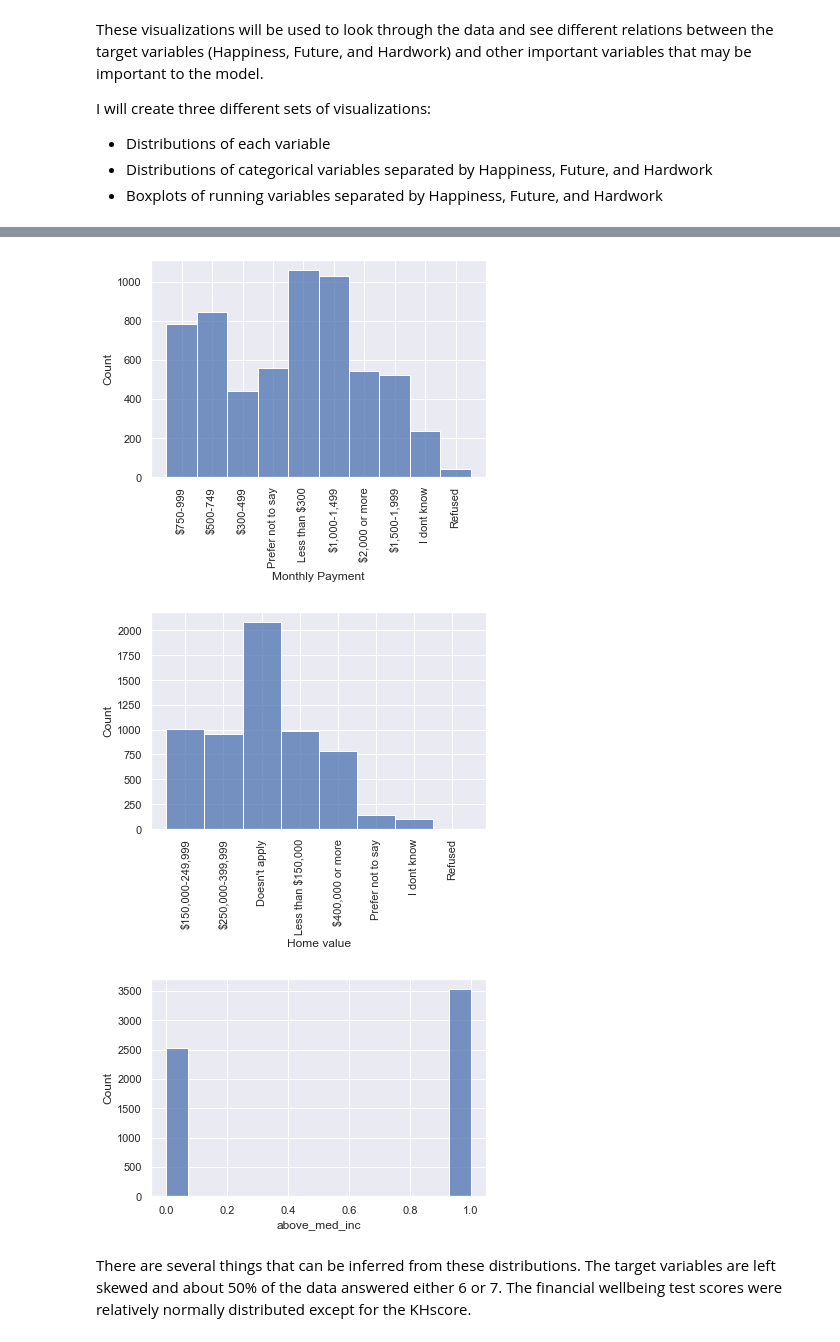
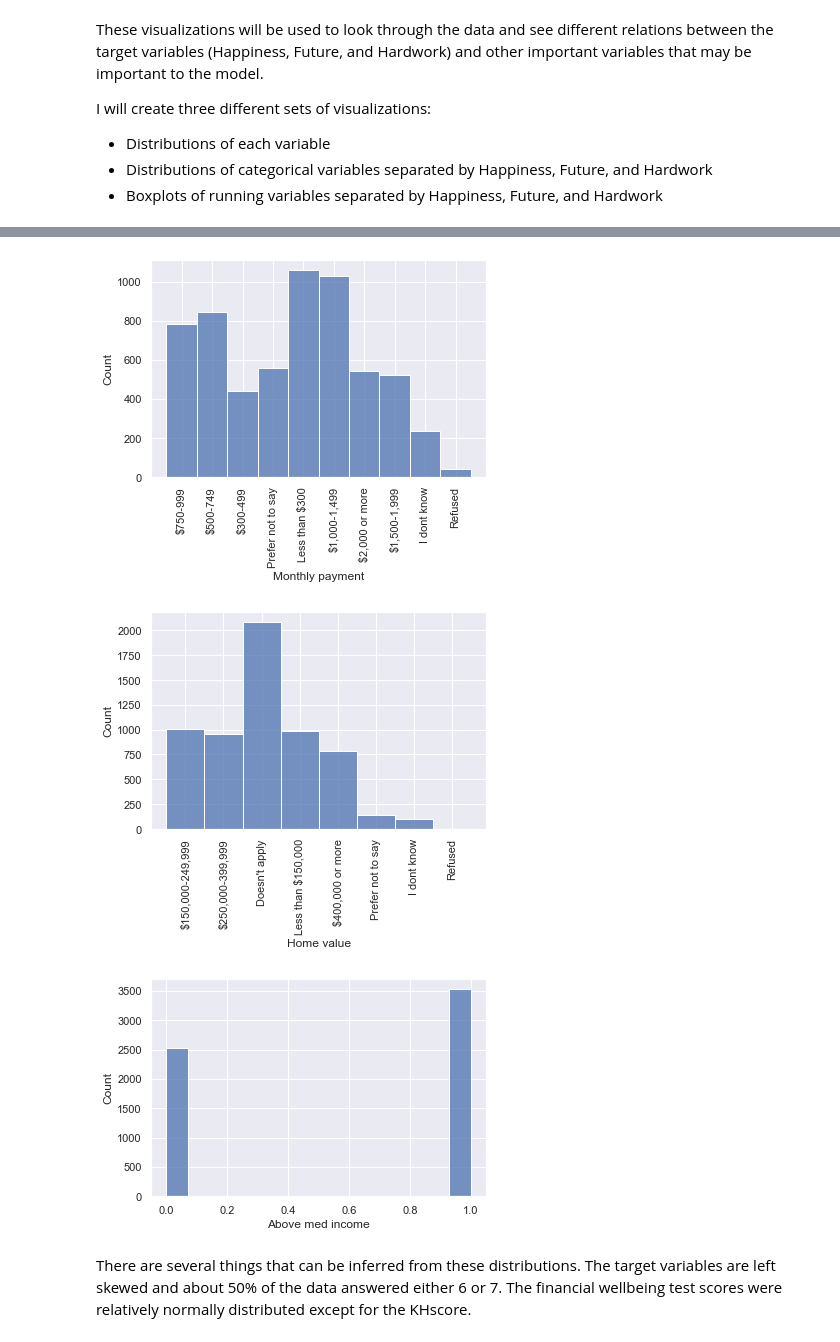
Before and after one commit to tanner-k/Capstone-2-Project-Financial-Wellness, a Jupyter notebook: notebooks/EDA.ipynb, the cells around one changed output, grey strips where cells are left out. Cells and saved outputs as stored; diff of their text form; code cells hidden in the pictures.

```diff
--- a/notebooks/EDA.ipynb
+++ b/notebooks/EDA.ipynb
@@ -26,8 +27,8 @@ I will create three different sets of visualizations:
 * Boxplots of running variables separated by Happiness, Future, and Hardwork
 # %%
 important_vars = ["Happiness", "Future", "Hardwork", # Target variables
-                  "FWBscore", "FSscore", "KHscore", "MATHARDSHIP", "SHOCKS", "BENEFITS", # Running variables
-                  "HOUSING", "Monthly Payment", "Home value", "above_med_inc"] # Categorical variables
+                  "FWBscore", "FSscore", "KHscore", "Material hardship", "Life shocks", "Benefits", # Running variables
+                  "Housing", "Monthly payment", "Home value", "Above med income"] # Categorical variables
 
 for i in important_vars:
     sns.histplot(x=i, data=df)
@@ -48,6 +49,6 @@ for i in important_vars:
 [figure]
 [figure]
-[figure, old version]
+[figure, new version]
 # %% [markdown]
 There are several things that can be inferred from these distributions. The target variables are left skewed and about 50% of the data answered either 6 or 7. The financial wellbeing test scores were relatively normally distributed except for the KHscore.
 # %%
```
Also changed, not shown: parts of 9 cells of this notebook, 2 other files.
